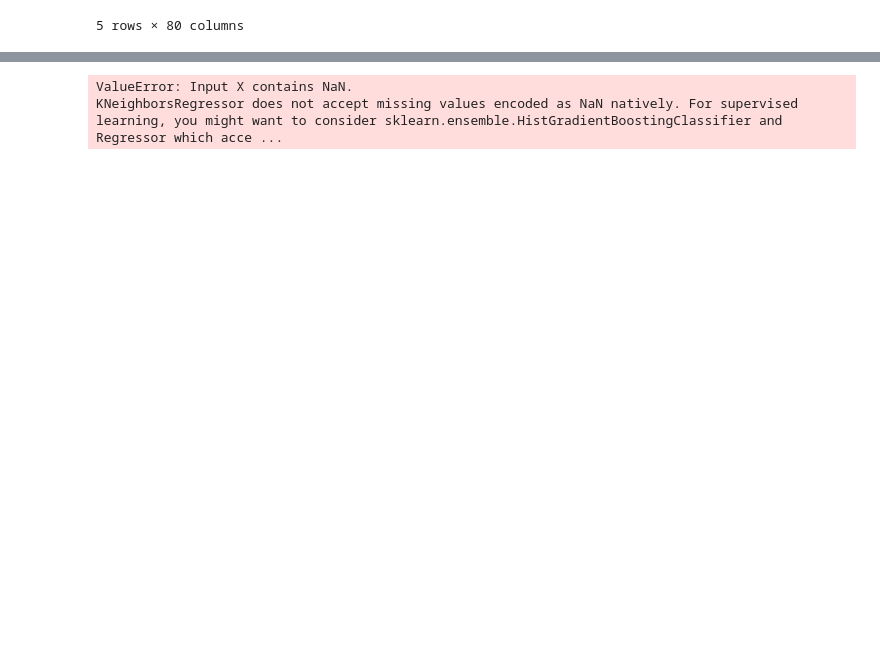
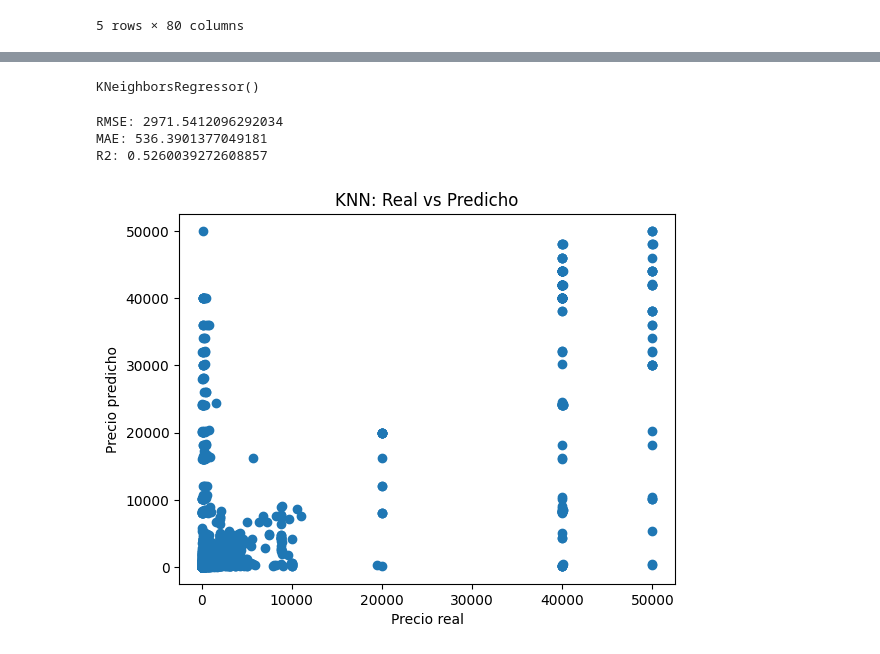
Before and after one commit to Ninaswiftie09/Mineria-de-Datos, a Jupyter notebook: lab6_knn_regresion.ipynb, the cells around one changed output, grey strips where cells are left out. Drawn from its saved outputs; the diff is of its cells as text; code cells hidden in the pictures; blank space fills up the shorter version.

```diff
--- a/lab6_knn_regresion.ipynb
+++ b/lab6_knn_regresion.ipynb
@@ -23,12 +28,14 @@ Shape inicial: (171748, 80)
 | 4 | 22828.0 | https://www.airbnb.com/rooms/22828 | 2.025092e+13 | 2025-09-16 | city scrape | Garage Apartment central SE Austin | Fully furnished, centrally locate... | wikipedia: East_Riverside-Oltorf,... | ... |
 5 rows × 80 columns
 # %%
-# Limpiar price (SIN regex complicado)
+# Limpiar price
 df["price"] = df["price"].astype(str).str.replace("$", "", regex=False)
 df["price"] = df["price"].str.replace(",", "", regex=False)
 df["price"] = pd.to_numeric(df["price"], errors="coerce")
 
-# Ver antes de borrar
-print("Antes de dropna:", df.shape)
-print("NaN en price:", df["price"].isna().sum())
+# Eliminar SOLO NaN de price
+df = df.dropna(subset=["price"])
+
+print("Después de limpiar price:", df.shape)
+print(df["price"].describe())
 # %% [output]
@@ -75,7 +101,15 @@ KeyError: 'price'
 y = df_numeric["price"]
 X = df_numeric.drop(columns=["price"])
 # %%
-# Unir X e y para limpiar juntos
-df_model = df_numeric.dropna()
+y = df["price"]
 
-print("Shape después de eliminar NaN:", df_model.shape)
+# Variables numéricas
+X = df.select_dtypes(include=['int64', 'float64']).drop(columns=["price"])
+
+
+
+# 1. eliminar columnas con NaN problemáticos
+X = X.dropna(axis=1)
+
+# 2. rellenar NaN restantes
+X = X.fillna(X.mean())
@@ -90,10 +130,38 @@ X_scaled = scaler.fit_transform(X)
 X_train, X_test, y_train, y_test = train_test_split(
     X_scaled, y, test_size=0.2, random_state=42
 )
-# %%
-
-knn = KNeighborsRegressor(n_neighbors=5)
-knn.fit(X_train, y_train)
-# %% [output]
-ValueError: Input X contains NaN.
-KNeighborsRegressor does not accept missing values encoded as NaN natively. For supervised learning, you might want to consider sklearn.ensemble.HistGradientBoostingClassifier and Regressor which acce ...
+# %%
+
+X_train, X_test, y_train, y_test = train_test_split(
+    X_scaled, y, test_size=0.2, random_state=42
+)
+# %%
+X = X.dropna(axis=1)
+knn = KNeighborsRegressor(n_neighbors=5)
+knn.fit(X_train, y_train)
+# %% [output]
+KNeighborsRegressor()
+# %%
+y_pred = knn.predict(X_test)
+# %%
+
+rmse = np.sqrt(mean_squared_error(y_test, y_pred))
+mae = mean_absolute_error(y_test, y_pred)
+r2 = r2_score(y_test, y_pred)
+
+print("RMSE:", rmse)
+print("MAE:", mae)
+print("R2:", r2)
+# %% [output]
+RMSE: 2971.5412096292034
+MAE: 536.3901377049181
+R2: 0.5260039272608857
+# %%
+
+plt.scatter(y_test, y_pred)
+plt.xlabel("Precio real")
+plt.ylabel("Precio predicho")
+plt.title("KNN: Real vs Predicho")
+plt.show()
+# %% [output]
+[figure, added]
```
Also changed, not shown: parts of 9 cells of this notebook.
